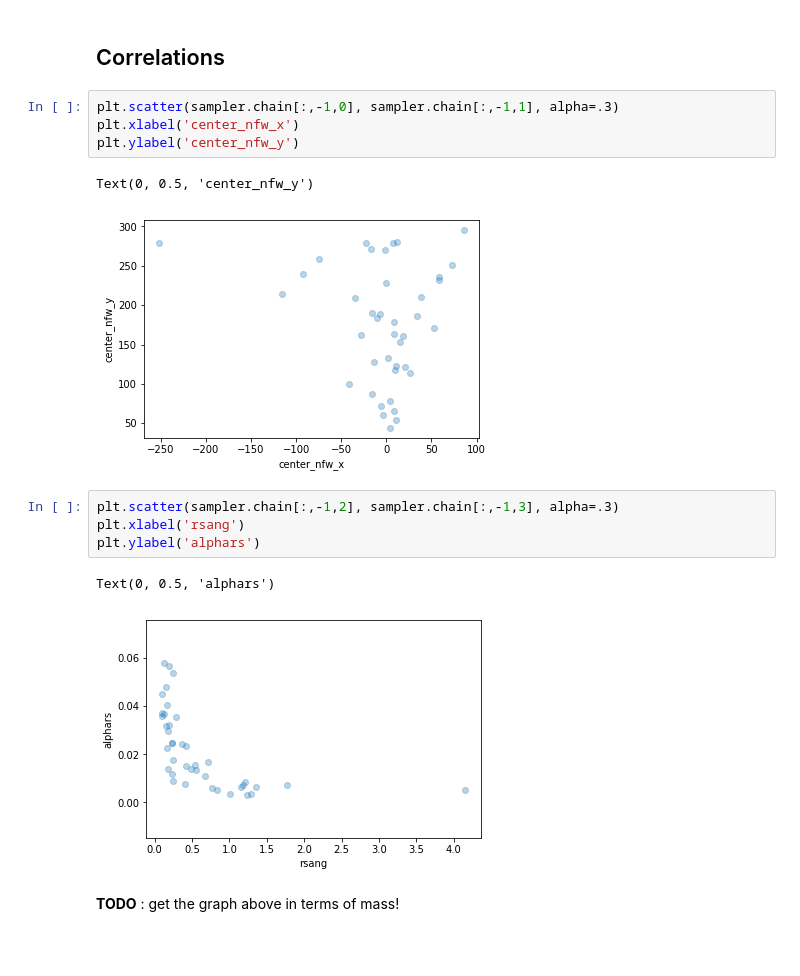
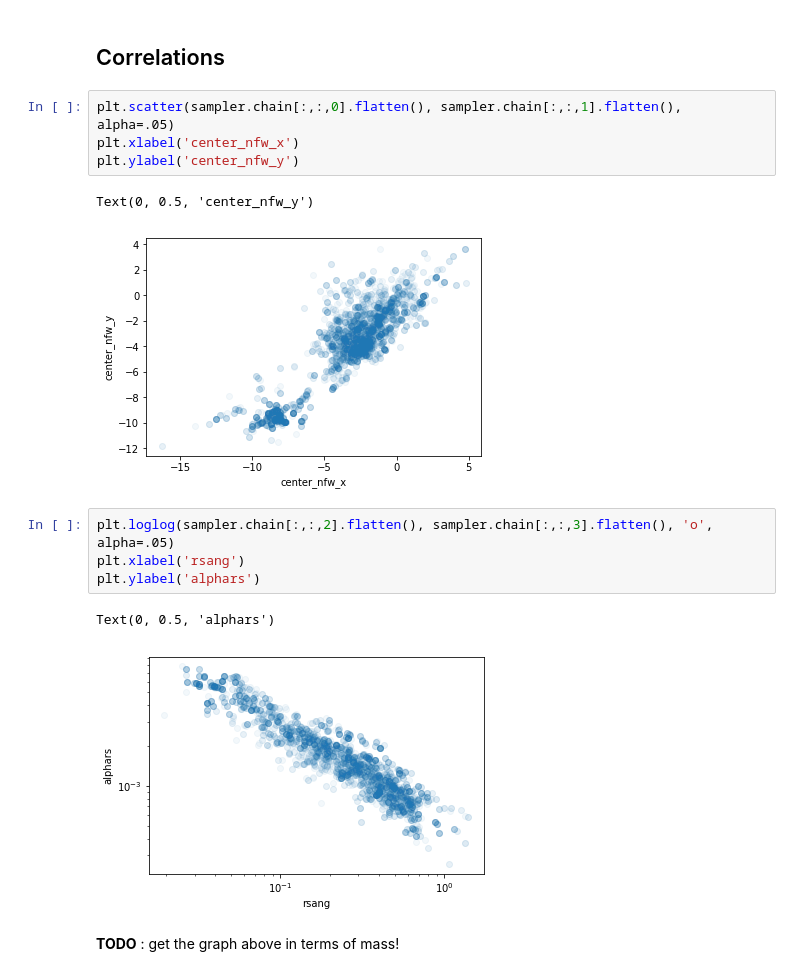
Before and after one commit to acagansengul/interlopers, a Jupyter notebook: emcee_subfit.ipynb, the cells around one changed output. Saved outputs shown, nothing was run; the diff lists cells and outputs as text; blank space fills up the shorter version.

```diff
--- a/emcee_subfit.ipynb
+++ b/emcee_subfit.ipynb
@@ -505,19 +504,19 @@ after, error= 1.8686754870538589
 # %% [markdown]
 ## Correlations
 # %%
-plt.scatter(sampler.chain[:,-1,0], sampler.chain[:,-1,1], alpha=.3)
+plt.scatter(sampler.chain[:,:,0].flatten(), sampler.chain[:,:,1].flatten(), alpha=.05)
 plt.xlabel('center_nfw_x')
 plt.ylabel('center_nfw_y')
 # %% [output]
 Text(0, 0.5, 'center_nfw_y')
-[figure, old version]
+[figure, new version]
 # %%
-plt.scatter(sampler.chain[:,-1,2], sampler.chain[:,-1,3], alpha=.3)
+plt.loglog(sampler.chain[:,:,2].flatten(), sampler.chain[:,:,3].flatten(), 'o', alpha=.05)
 plt.xlabel('rsang')
 plt.ylabel('alphars')
 # %% [output]
 Text(0, 0.5, 'alphars')
-[figure, old version]
+[figure, new version]
 # %% [markdown]
 **TODO** : get the graph above in terms of mass!
 # %%
```
Also changed, not shown: parts of 8 cells of this notebook.
